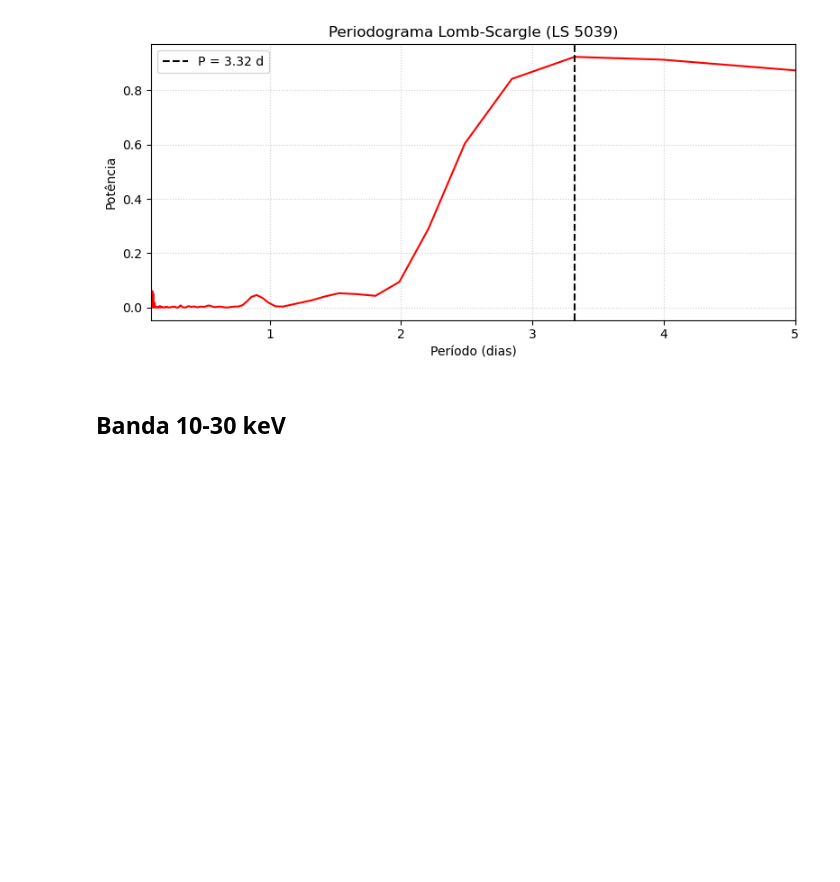
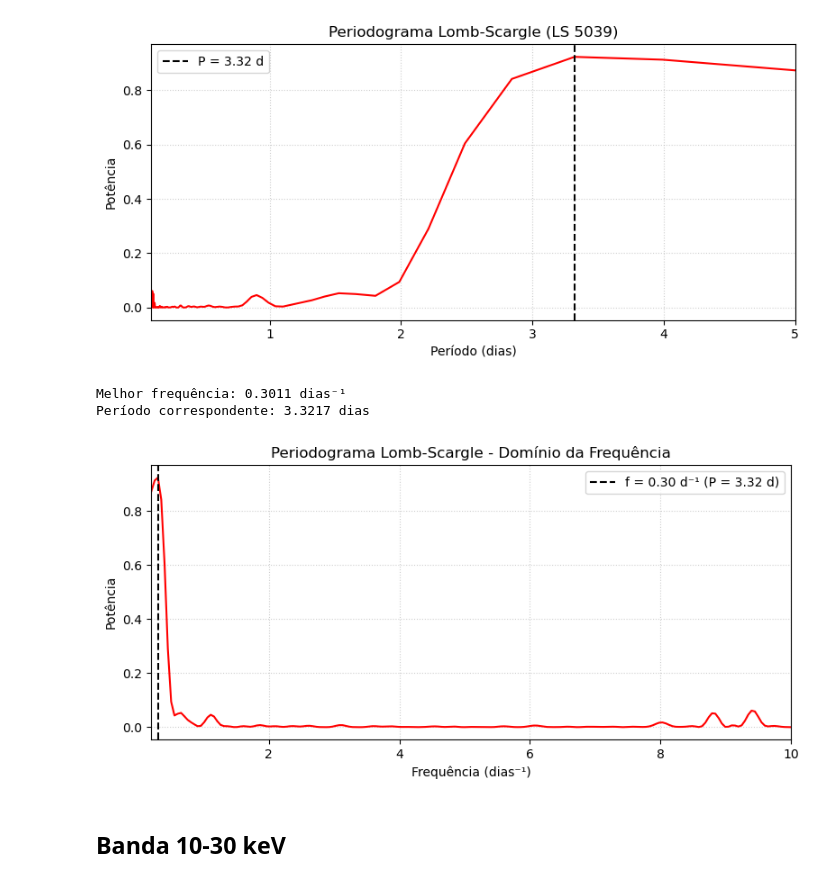
Before and after one commit to mariajulianrb/projeto_mestrado, a Jupyter notebook: data/notebook/light_curve_b1h.ipynb, the cells around one changed output. Saved outputs shown, nothing was run; the diff lists cells and outputs as text; code cells hidden in the pictures; blank space fills up the shorter version.

Commit message:
periodogram

```diff
--- a/data/notebook/light_curve_b1h.ipynb
+++ b/data/notebook/light_curve_b1h.ipynb
@@ -150,6 +150,56 @@ plt.show()
 # %% [output]
 Melhor período: 3.3217 dias
 [figure]
+# %%
+import matplotlib.pyplot as plt
+import numpy as np
+from astropy.table import Table
+from astropy.timeseries import LombScargle
+
+# 1. Leitura e preparação dos dados
+data = Table.read('nu30201034002A01_sr3-10kev_b1h.lc', hdu=1)
+time = np.array(data['TIME'])
+rate = np.array(data['RATE'])
+err = np.array(data['ERROR']) if 'ERROR' in data.colnames else None
+
+mask = (rate > 0) & ~np.isnan(rate)
+t_dias = time[mask] / 86400.0
+
+min_p, max_p = 0.1, 5.0
+freq_min, freq_max = 1 / max_p, 1 / min_p
+
+ls = LombScargle(t_dias, rate[mask], err[mask] if err is not None else None)
+freq, power = ls.autopower(
+    minimum_frequency=freq_min, maximum_frequency=freq_max
+)
+
+idx_pico = np.argmax(power)
+best_freq = freq[idx_pico]
+best_p = 1 / best_freq
+
+print(f'Melhor frequência: {best_freq:.4f} dias⁻¹')
+print(f'Período correspondente: {best_p:.4f} dias')
+
+plt.figure(figsize=(8, 4))
+plt.plot(freq, power, 'r-', lw=1.5)
+plt.axvline(
+    best_freq,
+    color='k',
+    ls='--',
+    label=f'f = {best_freq:.2f} d⁻¹ (P = {best_p:.2f} d)',
+)
+plt.xlabel('Frequência (dias⁻¹)')
+plt.ylabel('Potência')
+plt.title('Periodograma Lomb-Scargle - Domínio da Frequência')
+plt.xlim(freq_min, freq_max)
+plt.legend()
+plt.grid(True, ls=':', alpha=0.6)
+plt.tight_layout()
+plt.show()
+# %% [output]
+Melhor frequência: 0.3011 dias⁻¹
+Período correspondente: 3.3217 dias
+[figure, added]
 # %% [markdown]
 ## Banda 10-30 keV
 # %%
```
